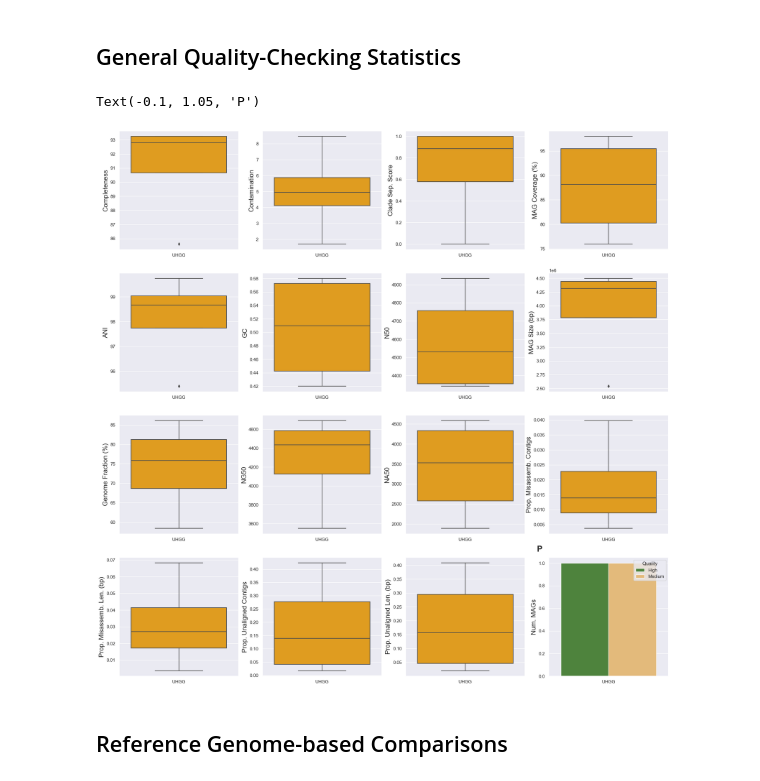
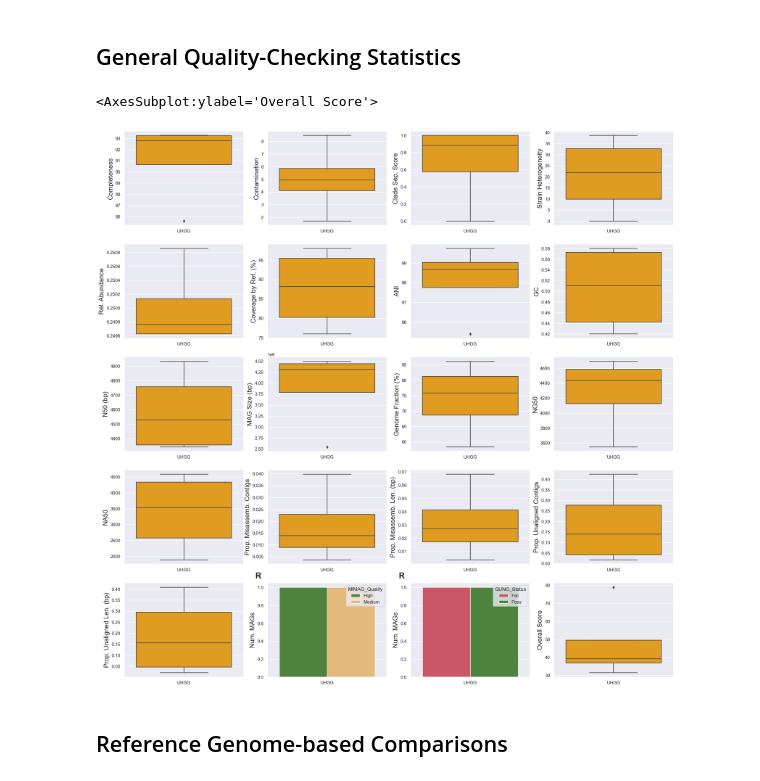
Before and after one commit to Meta-CAMP/camp_mag-qc, a Jupyter notebook: Dataviz.ipynb, the cells around one changed output. Saved outputs shown, nothing was run; the diff lists cells and outputs as text; code cells hidden in the pictures.

Commit message:
Debugging and dataviz

```diff
--- a/Dataviz.ipynb
+++ b/Dataviz.ipynb
@@ -40,8 +40,8 @@ sns.set()
 # %%
 # Customize here
 # Add MAG summary statistics tables to a list
-stats_lst = ['./test_out/mag_qc/final_reports/uhgg.summary.csv'] #
-out_dir = './test_out/dataviz/'
+stats_lst = ['./test_data/uhgg.summary.csv'] #
+out_dir = './test_data/dataviz/'
 
 # If applicable, rename the samples in the table and/or set display names
 samples_ordered = ['uhgg']
@@ -100,17 +115,17 @@ stats_df.head()
 # %% [markdown]
 ## General Quality-Checking Statistics
 # %%
-# Set names of the 16 QC parameters
-parameters = ['completeness','contamination','clade_separation_score','bin_cov','ANI','GC',\
-              'N50','size','genome_fraction','NG50','NA50','prop_misassemb_ctgs',\
-              'prop_misassemb_len','prop_unaln_ctgs','prop_unaln_len'] # 'strain_heterogeneity','num_ctgs',
-param_names = ['Completeness','Contamination','Clade Sep. Score', 'MAG Coverage (%)',\
-               'ANI','GC','N50','MAG Size (bp)','Genome Fraction (%)','NG50','NA50',\
-               'Prop. Misassemb. Contigs','Prop. Misassemb. Len. (bp)',\
+# Set names of the 18 QC parameters
+parameters = ['completeness','contamination','clade_separation_score', 'strain_het', \
+              'avg_mag_ra', 'bin_cov','ANI','GC', 'N50','size','genome_fraction','NG50',\
+              'NA50','prop_misassemb_ctgs','prop_misassemb_len','prop_unaln_ctgs','prop_unaln_len'] # 'strain_heterogeneity','num_ctgs',
+param_names = ['Completeness','Contamination','Clade Sep. Score', 'Strain Heterogeneity', 'Rel. Abundance', \
+               'Coverage by Ref. (%)','ANI','GC','N50 (bp)','MAG Size (bp)','Genome Fraction (%)','NG50',
+               'NA50', 'Prop. Misassemb. Contigs','Prop. Misassemb. Len. (bp)',\
                'Prop. Unaligned Contigs','Prop. Unaligned Len. (bp)'] # 'Strain Heterogeneity','Num. Contigs',
 # %%
-# Define plotting region for 16 general QC stats
-num_rows = 4
+# Define plotting region for 18 general QC stats
+num_rows = 5
 num_cols = 4
 num_plts = num_rows * num_cols
 # %%
@@ -123,18 +138,32 @@ def box_plot(df, p, n, a):
 # %%
 fig, axs = plt.subplots(num_rows, num_cols, figsize = (24,24)) # in.
 for j, p in enumerate(parameters): # for i, df in enumerate(stats_df_lst):
     row = int(j // num_cols)
     col = int(j % num_cols)
     box_plot(stats_df, p, param_names[j], axs[row,col])
 
-qual_df = stats_df.groupby(['sample_name', 'Quality']).count().reset_index()
-p = sns.countplot(data = qual_df, x = 'sample_name', hue = 'Quality',
-        palette = ['#488f31', '#f4bd6a','#de425b'], ax = axs[3,3])
+
+# MIMAG quality counts
+qual_df = stats_df.groupby(['sample_name', 'MIMAG_Quality']).count().reset_index()
+p = sns.countplot(data = qual_df, x = 'sample_name', hue = 'MIMAG_Quality',
+        palette = ['#488f31', '#f4bd6a','#de425b'], ax = axs[4,1]) # 'Draft' ('#356924' ,), 'High', 'Medium', 'Low'
 p.set_xticklabels(samples_labeled)
 p.set_xlabel(None)
 p.set_ylabel('Num. MAGs', size = 16) # Set the y-axis label as the parameter only
-axs[3,3].text(-0.1, 1.05, string.ascii_uppercase[j+1], transform=axs[3,3].transAxes, size=20, fontweight = 'bold')
+axs[4,1].text(-0.1, 1.05, string.ascii_uppercase[j+1], transform=axs[4,1].transAxes, size=20, fontweight = 'bold')
+
+# GUNC Pass/Fail counts
+qual_df = stats_df.groupby(['sample_name', 'GUNC_Status']).count().reset_index()
+p = sns.countplot(data = qual_df, x = 'sample_name', hue = 'GUNC_Status',
+        palette = ['#de425b', '#488f31'], ax = axs[4,2]) # 'Fail', 'Pass'
+p.set_xticklabels(samples_labeled)
+p.set_xlabel(None)
+p.set_ylabel('Num. MAGs', size = 16) # Set the y-axis label as the parameter only
+axs[4,2].text(-0.1, 1.05, string.ascii_uppercase[j+1], transform=axs[4,2].transAxes, size=20, fontweight = 'bold')
+
+# Overall dRep-based quality scores
+box_plot(stats_df, 'Overall_Score', 'Overall Score', axs[4,3])
 # %% [output]
-Text(-0.1, 1.05, 'P')
+<AxesSubplot:ylabel='Overall Score'>
-[figure, old version]
+[figure, new version]
 # %%
```
Also changed, not shown: parts of 13 cells of this notebook, 12 other files.
